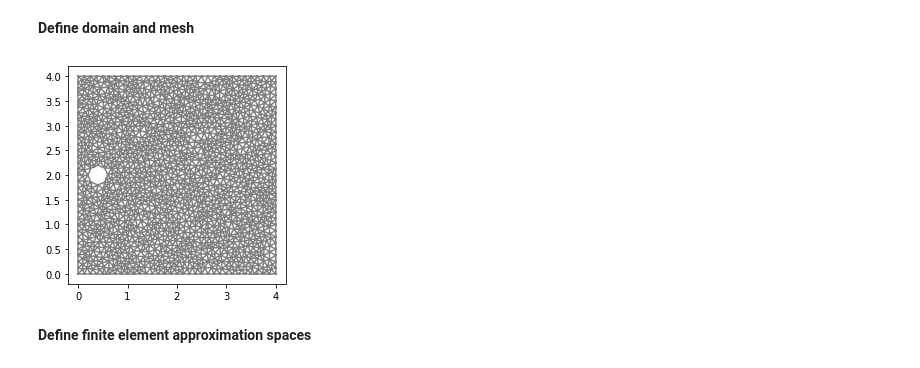
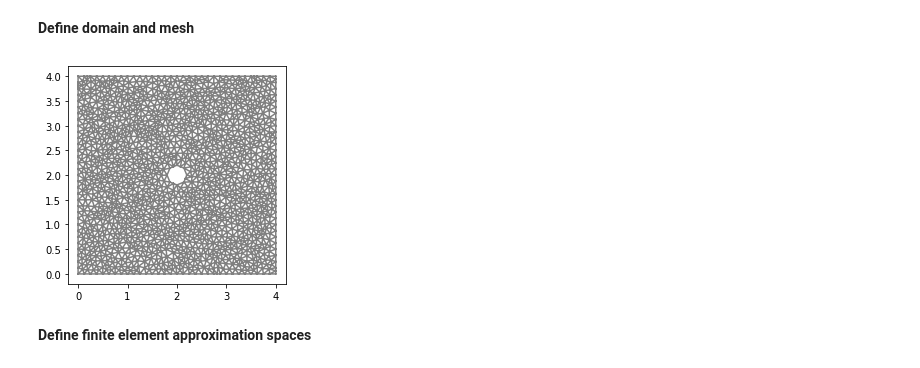
Before and after one commit to johanhoffman/DD2365-VT20, a Jupyter notebook: Lab-3/Linde-Stokes-AMR.ipynb, the cells around one changed output. Drawn from its saved outputs; the diff is of its cells as text; code cells hidden in the pictures.

```diff
--- a/Lab-3/Linde-Stokes-AMR.ipynb
+++ b/Lab-3/Linde-Stokes-AMR.ipynb
@@ -154,34 +154,34 @@ To read more about how to use similar methods for more complex problems, see e.g
 # %%
 # Define rectangular domain
 L = 4
 H = 4
 
 # Define circle
-xc = 0.1*L
+xc = 0.5*L
 yc = 0.5*H
 rc = 0.2
 
 # Generate mesh (examples with and without a hole in the mesh)
 resolution = 32
 #mesh = RectangleMesh(Point(0.0, 0.0), Point(L, H), L*resolution, H*resolution)
 mesh = generate_mesh(Rectangle(Point(0.0,0.0), Point(L,H)) - Circle(Point(xc,yc),rc), resolution)
 
 # Local mesh refinement (specified by a cell marker)
 init_no_levels = 0
 for i in range(0,init_no_levels):
   cell_marker = MeshFunction("bool", mesh, mesh.topology().dim())
   for cell in cells(mesh):
     cell_marker[cell] = False
     p = cell.midpoint()
     if p.distance(Point(0.5, 0.5)) < 1.0:
         cell_marker[cell] = True
   mesh = refine(mesh, cell_marker)
 
 plt.figure()
 plot(mesh)
 plt.show()
 # %% [output]
-[figure, old version]
+[figure, new version]
 # %% [markdown]
 **Define finite element approximation spaces**
 # %%
```
Also changed, not shown: parts of 5 cells of this notebook.
